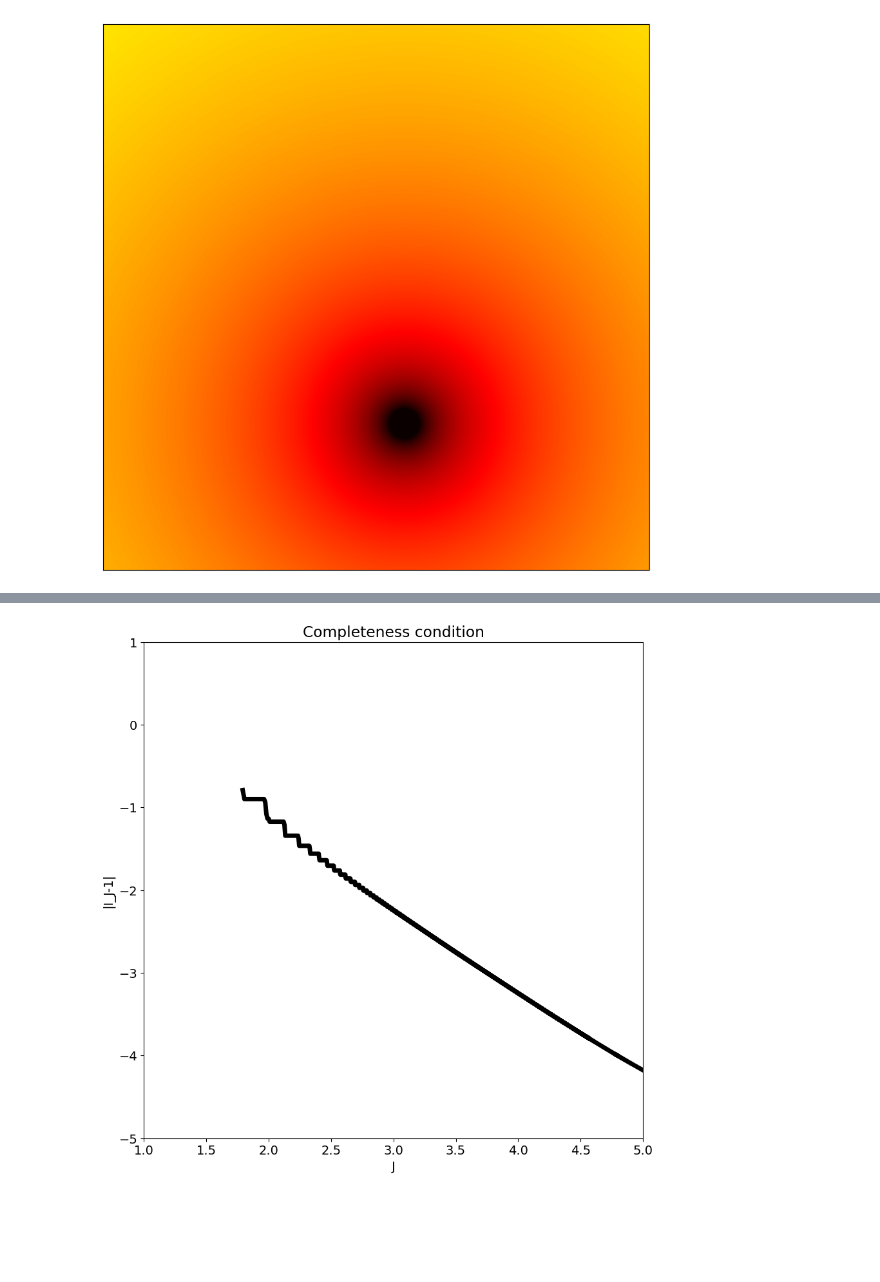
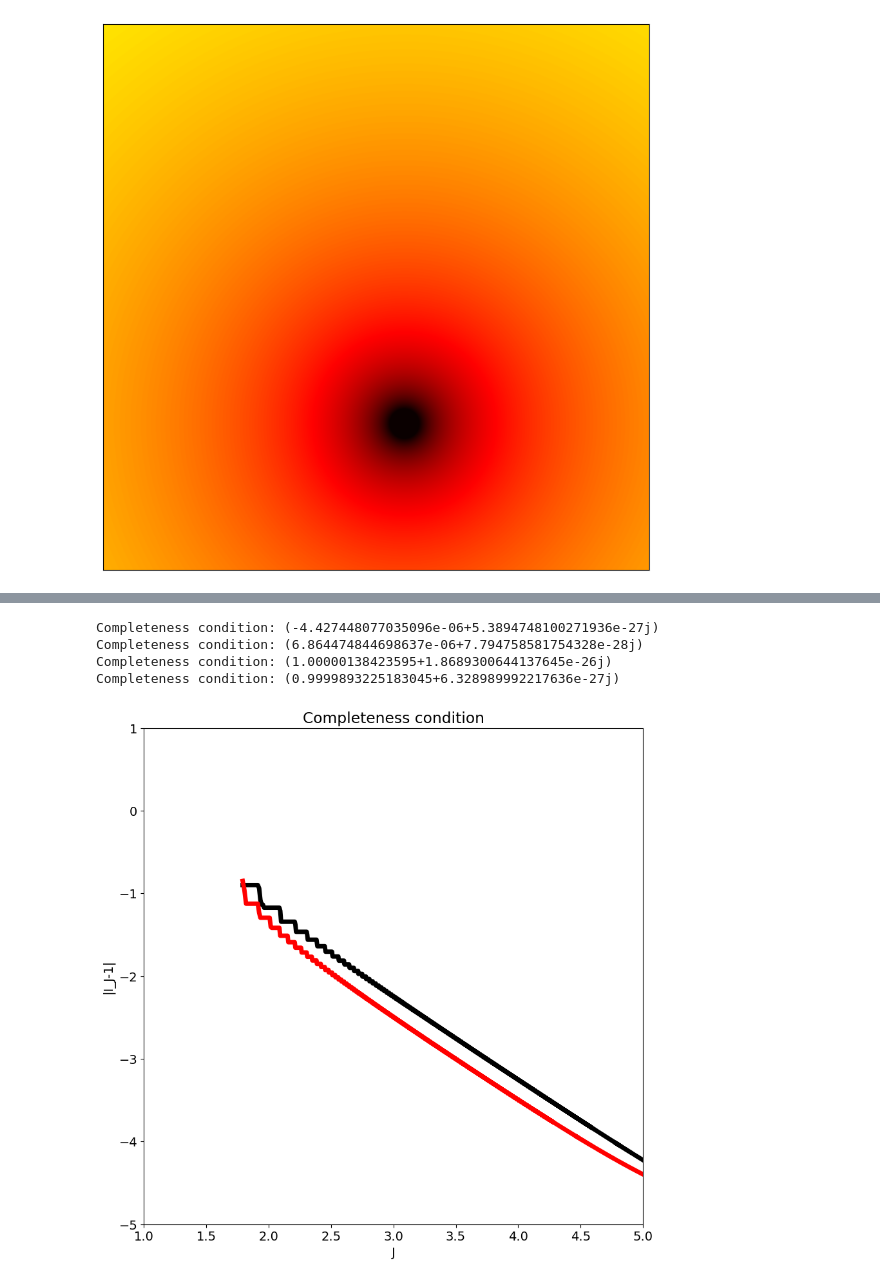
Before and after one commit to AliGhorashiCMT/Coherent-Perfect-Absorption, a Jupyter notebook: thin films/Leung, Liu, Young paper.ipynb, the cells around one changed output, grey strips where cells are left out. Drawn from its saved outputs; the diff is of its cells as text; code cells hidden in the pictures; blank space fills up the shorter version.

Commit message:
All completeness relations from LLY paper

```diff
--- a/thin films/Leung, Liu, Young paper.ipynb
+++ b/thin films/Leung, Liu, Young paper.ipynb
@@ -32,8 +32,9 @@ ax.set_yticks([]);
 # %%
 ka_j_v = []
 ka_j_v.append(first_ka_j)
-for j in range(1, 11):
-    print(f"j={j}");
+for j in range(1, 101):
+    if (j % 5) == 0:
+        print(f"j={j}");
     real_ka = linspace(j*pi-2e-1, j*pi+2e-1, num_real)
     imag_ka = linspace(-0.03, 0, num_imag)
     ka = real_ka.reshape((num_real, 1)).repeat(num_imag, axis=1)+1j*imag_ka.reshape((1, num_imag)).repeat(num_real, axis=0);
@@ -64,35 +75,48 @@ def completeness(m_over_a, ka_j, delta_over_a, x_over_a, y_over_a): # One term f
 ### We now check the completeness relation. First, note that $\int_{y-\Delta}^{y+\Delta} \sin(ky')\text{d}y'=\frac{1}{k}\Big(\cos(k(y'-\Delta))-\cos(k(y'+\Delta)) \Big)=\frac{2}{k}\sin(ky)\sin(k\Delta)$
 # %%
 m_over_a = 2
-y_over_a = 0.25
-x_over_a = 0.30
-delta_over_a = 0.1
-completeness_condition = 0
-completeness_condition_v = []
-num_qnms_v = []
-num_qnms = 0
-for ka_j in ka_j_v:
-    completeness_condition += completeness(m_over_a, ka_j, delta_over_a, x_over_a, y_over_a)
-    completeness_condition += completeness(m_over_a, -np.conj(ka_j), delta_over_a, x_over_a, y_over_a)
-    completeness_condition_v.append(completeness_condition)
-    num_qnms += 2
-    num_qnms_v.append(num_qnms)
-for m in range(11, 1000000):
-    ka_j = m*pi
-    completeness_condition += completeness(m_over_a, ka_j, delta_over_a, x_over_a, y_over_a)
-    completeness_condition += completeness(m_over_a, -np.conj(ka_j), delta_over_a, x_over_a, y_over_a)
-    completeness_condition_v.append(completeness_condition)
-    num_qnms += 2
-    num_qnms_v.append(num_qnms)
+
+x_over_a_v = [0.50, 0.50, 0.30, 0.70]
+y_over_a_v = [0.20, 0.70, 0.25, 0.80]
+delta_over_a_v = [0.10, 0.10, 0.10, 0.20]
+
+completeness_condition_v_v =[]
+for (x_over_a, y_over_a, delta_over_a) in zip(x_over_a_v, y_over_a_v, delta_over_a_v):
+    completeness_condition = 0
+    completeness_condition_v = []
+    num_qnms_v = []
+    num_qnms = 0
+    for ka_j in ka_j_v:
+        completeness_condition += completeness(m_over_a, ka_j, delta_over_a, x_over_a, y_over_a)
+        completeness_condition += completeness(m_over_a, -np.conj(ka_j), delta_over_a, x_over_a, y_over_a)
+        completeness_condition_v.append(completeness_condition)
+        num_qnms += 2
+        num_qnms_v.append(num_qnms)
+    for m in range(101, 1000000):
+        ka_j = m*pi
+        completeness_condition += completeness(m_over_a, ka_j, delta_over_a, x_over_a, y_over_a)
+        completeness_condition += completeness(m_over_a, -np.conj(ka_j), delta_over_a, x_over_a, y_over_a)
+        completeness_condition_v.append(completeness_condition)
+        num_qnms += 2
+        num_qnms_v.append(num_qnms)
+    print(f"Completeness condition: {completeness_condition}")
+    completeness_condition_v_v.append(completeness_condition_v)
+# %% [output]
+Completeness condition: (-4.427448077035096e-06+5.3894748100271936e-27j)
+Completeness condition: (6.864474844698637e-06+7.794758581754328e-28j)
+Completeness condition: (1.00000138423595+1.8689300644137645e-26j)
+Completeness condition: (0.9999893225183045+6.328989992217636e-27j)
 # %%
-envelope = maximum_filter1d(np.abs(np.real(completeness_condition_v)-1), size=50)
+envelope_v_inside = [maximum_filter1d(np.abs(np.real(completeness_condition_v)-1), size=40) for completeness_condition_v in completeness_condition_v_v[2:]]
+envelope_v_outside = [maximum_filter1d(np.abs(np.real(completeness_condition_v)), size=50) for completeness_condition_v in completeness_condition_v_v[:2]]
 # %%
 fig, ax = plt.subplots(figsize=(10, 10))
-ax.plot(log10(num_qnms_v)[30:], log10(envelope)[30:], linewidth=5, color="black")
+ax.plot(log10(num_qnms_v)[30:], log10(envelope_v_inside[0])[30:], linewidth=5, color="black")
+ax.plot(log10(num_qnms_v)[30:], log10(envelope_v_inside[1])[30:], linewidth=5, color="red")
 ax.set_xlim(1, 5);
 ax.set_ylim(-5, 1);
 ax.set_title("Completeness condition");
 ax.set_xlabel("J")
 ax.set_ylabel("|I_J-1|");
 # %% [output]
-[figure, old version]
+[figure, new version]
```
Also changed, not shown: parts of 2 cells of this notebook.
